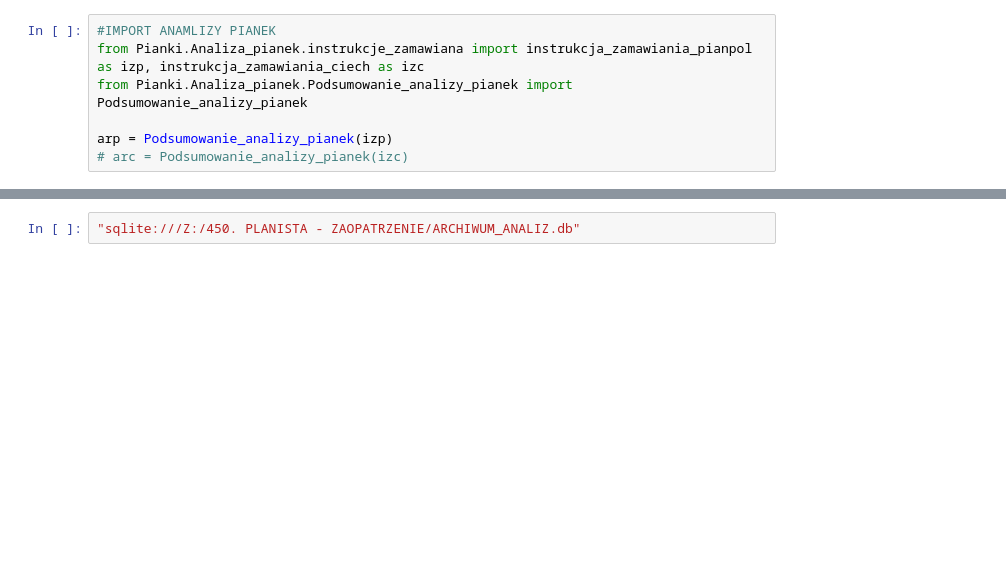
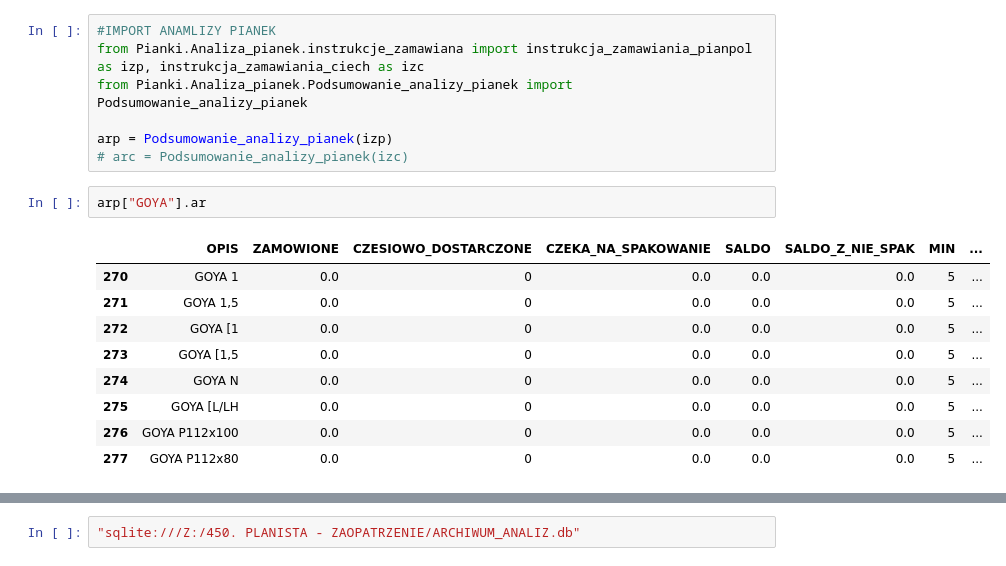
Before and after one commit to Mogarthron/Magazynier, a Jupyter notebook: ANALIZA_PIANEK.ipynb, the cells around one changed output, grey strips where cells are left out. Saved outputs shown, nothing was run; the diff lists cells and outputs as text; blank space fills up the shorter version.

```diff
--- a/ANALIZA_PIANEK.ipynb
+++ b/ANALIZA_PIANEK.ipynb
@@ -32,4 +101,16 @@ from Pianki.Analiza_pianek.Podsumowanie_analizy_pianek import Podsumowanie_anali
 
 arp = Podsumowanie_analizy_pianek(izp)
 # arc = Podsumowanie_analizy_pianek(izc)
+# %%
+arp["GOYA"].ar
+# %% [output]
+|  | OPIS | ZAMOWIONE | CZESIOWO_DOSTARCZONE | CZEKA_NA_SPAKOWANIE | SALDO | SALDO_Z_NIE_SPAK | MIN | ... |
+| 270 | GOYA 1 | 0.0 | 0 | 0.0 | 0.0 | 0.0 | 5 | ... |
+| 271 | GOYA 1,5 | 0.0 | 0 | 0.0 | 0.0 | 0.0 | 5 | ... |
+| 272 | GOYA [1 | 0.0 | 0 | 0.0 | 0.0 | 0.0 | 5 | ... |
+| 273 | GOYA [1,5 | 0.0 | 0 | 0.0 | 0.0 | 0.0 | 5 | ... |
+| 274 | GOYA N | 0.0 | 0 | 0.0 | 0.0 | 0.0 | 5 | ... |
+| 275 | GOYA [L/LH | 0.0 | 0 | 0.0 | 0.0 | 0.0 | 5 | ... |
+| 276 | GOYA P112x100 | 0.0 | 0 | 0.0 | 0.0 | 0.0 | 5 | ... |
+| 277 | GOYA P112x80 | 0.0 | 0 | 0.0 | 0.0 | 0.0 | 5 | ... |
 # %%
```
Also changed, not shown: parts of 8 cells of this notebook, 1 other file.
